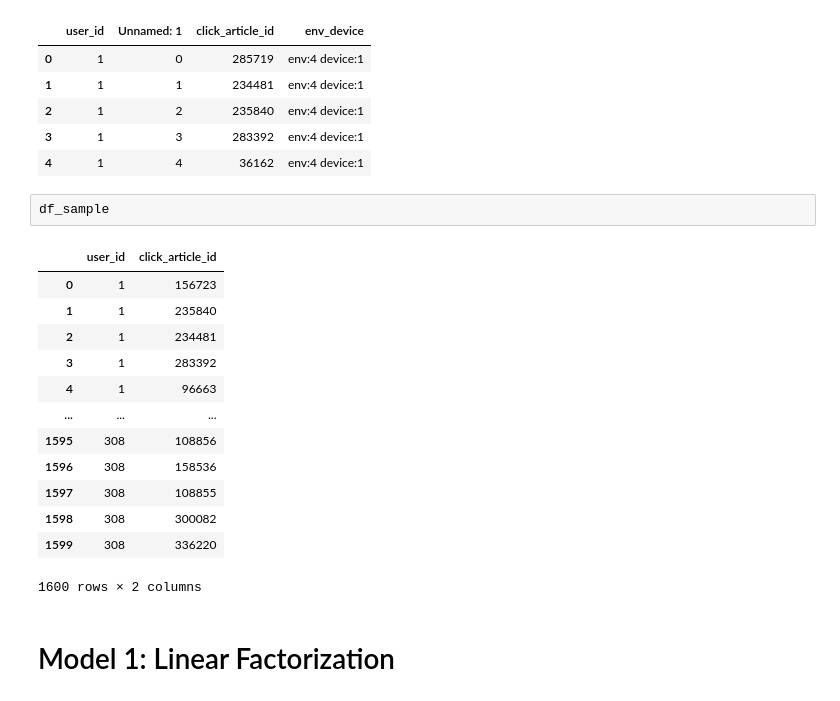
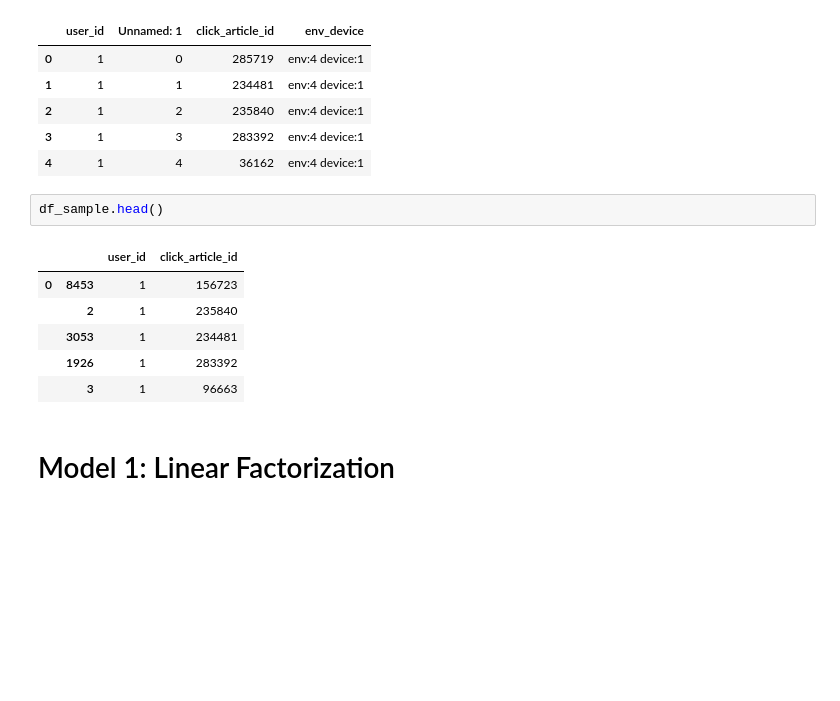
Before and after one commit to taylorhawks/globo-nonlinear-latent-factorization, a Jupyter notebook: Notebook.ipynb, the cells around one changed output. Cells and saved outputs as stored; diff of their text form; blank space fills up the shorter version.

```diff
--- a/Notebook.ipynb
+++ b/Notebook.ipynb
@@ -120,21 +129,14 @@ df_x.head()
 | 3 | 1 | 3 | 283392 | env:4 device:1 |
 | 4 | 1 | 4 | 36162 | env:4 device:1 |
 # %%
-df_sample
+df_sample.head()
 # %% [output]
-|  | user_id | click_article_id |
-| 0 | 1 | 156723 |
-| 1 | 1 | 235840 |
-| 2 | 1 | 234481 |
-| 3 | 1 | 283392 |
-| 4 | 1 | 96663 |
-| ... | ... | ... |
-| 1595 | 308 | 108856 |
-| 1596 | 308 | 158536 |
-| 1597 | 308 | 108855 |
-| 1598 | 308 | 300082 |
-| 1599 | 308 | 336220 |
+|  |  | user_id | click_article_id |
+| 0 | 8453 | 1 | 156723 |
+|  | 2 | 1 | 235840 |
+|  | 3053 | 1 | 234481 |
+|  | 1926 | 1 | 283392 |
+|  | 3 | 1 | 96663 |
-1600 rows × 2 columns
 # %% [markdown]
 # Model 1: Linear Factorization
 # %%
```
Also changed, not shown: parts of 9 cells of this notebook.
